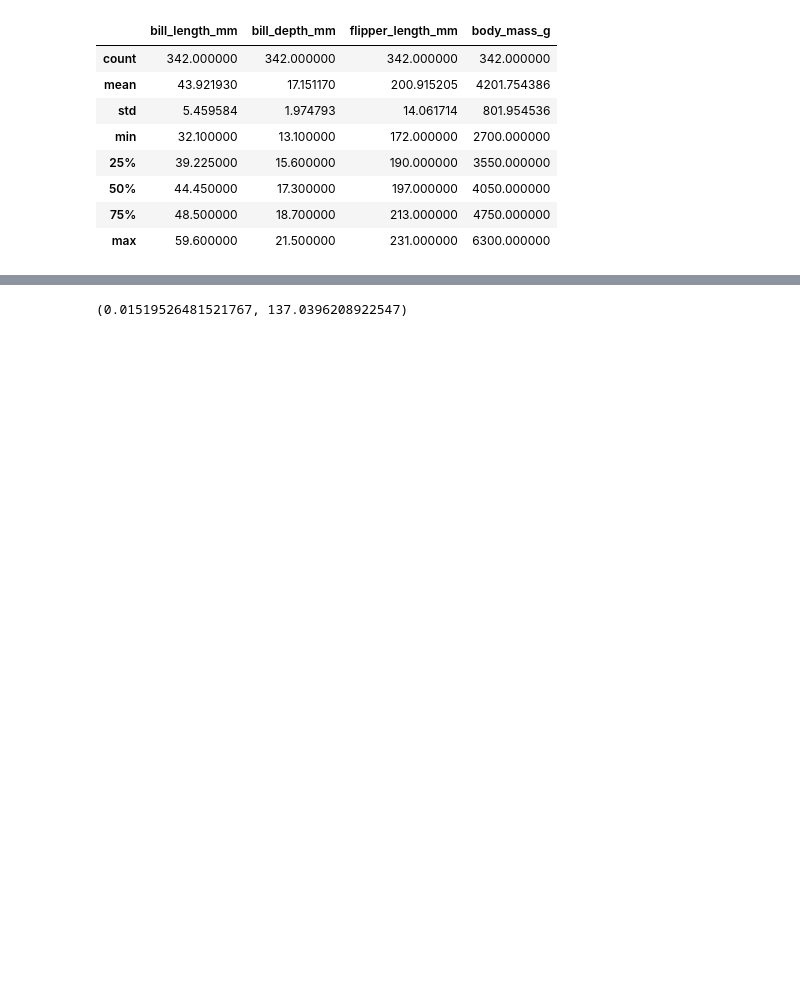
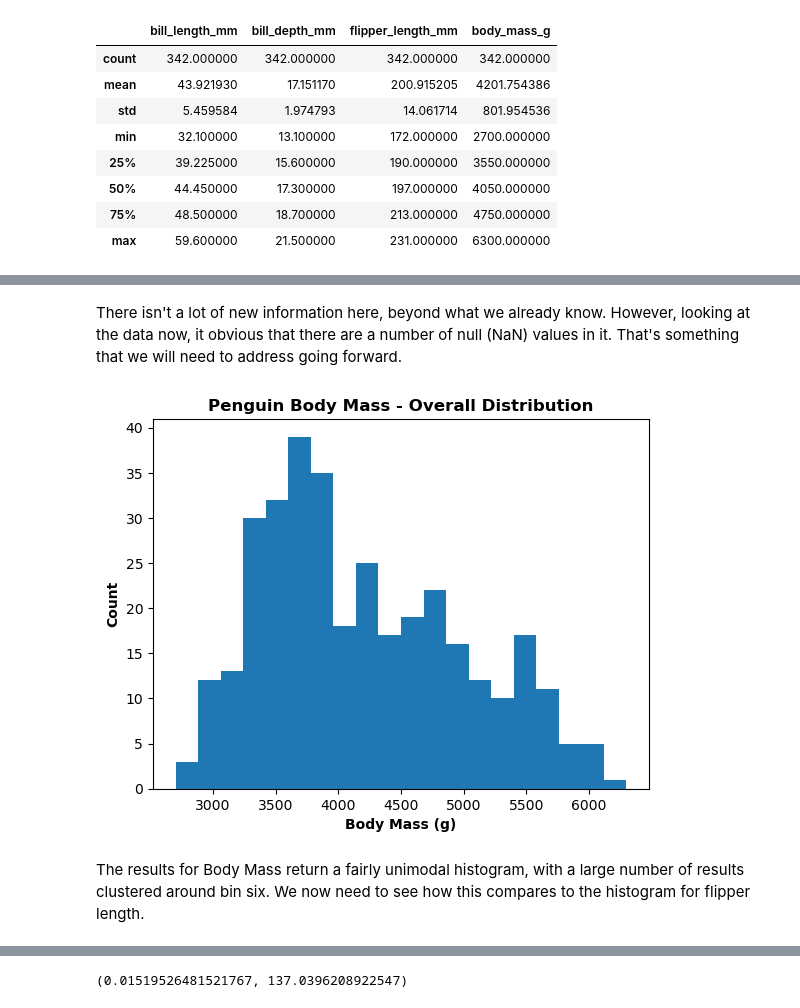
Before and after one commit to NeilTynan/8634, a Jupyter notebook: penguins.ipynb, the cells around one changed output, grey strips where cells are left out. Drawn from its saved outputs; the diff is of its cells as text; code cells hidden in the pictures; blank space fills up the shorter version.

```diff
--- a/penguins.ipynb
+++ b/penguins.ipynb
@@ -133,0 +182,19 @@ Name: flipper_length_mm, Length: 344, dtype: float64
+# %% [markdown]
+There isn't a lot of new information here, beyond what we already know. However, looking at the data now, it obvious that there are a number of null (NaN) values in it. That's something that we will need to address going forward.
+# %%
+# Plot a histogram of Body Mass
+plt1=plt.hist(df['body_mass_g'], bins=20)
+
+# Define labels
+plt.xlabel('Body Mass (g)', fontweight ='bold', size=10)
+plt.ylabel('Count', fontweight ='bold', size=10)
+
+# Add Title
+plt.title('Penguin Body Mass - Overall Distribution', fontweight ='bold', size=12)
+
+# Show graph
+plt.show()
+# %% [output]
+[figure, added]
+# %% [markdown]
+The results for Body Mass return a fairly unimodal histogram, with a large number of results clustered around bin six. We now need to see how this compares to the histogram for flipper length.
```
Also changed, not shown: parts of 62 cells of this notebook, 1 other file.
